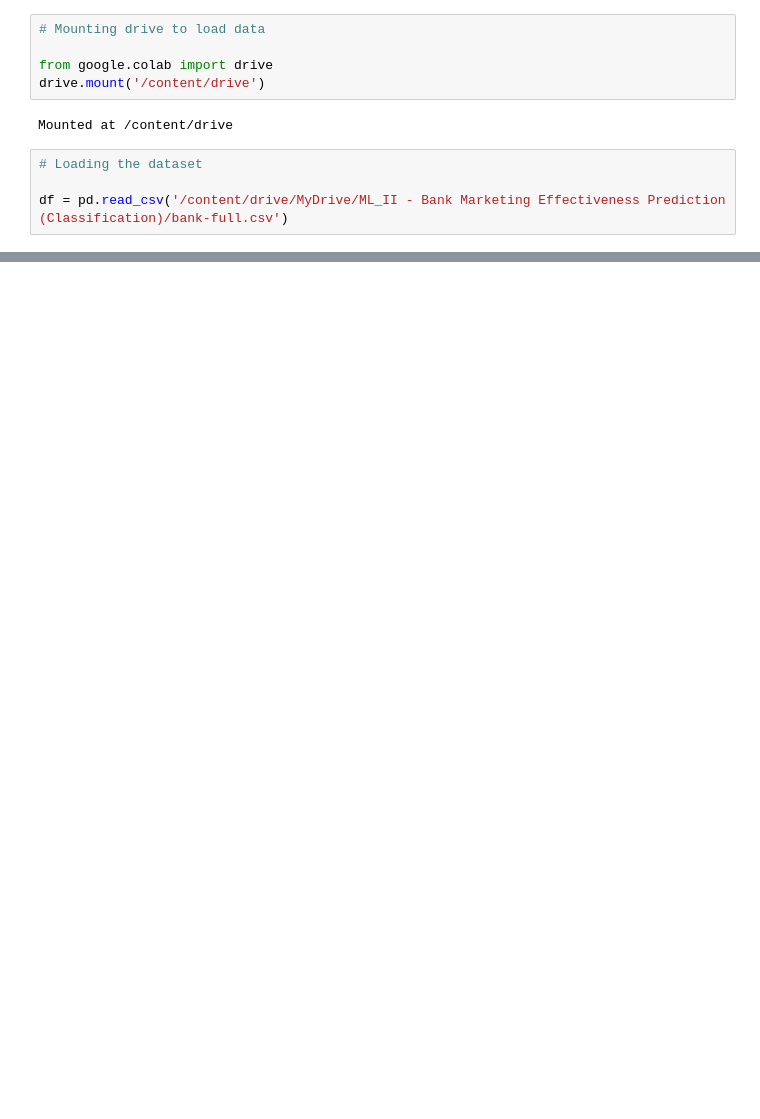
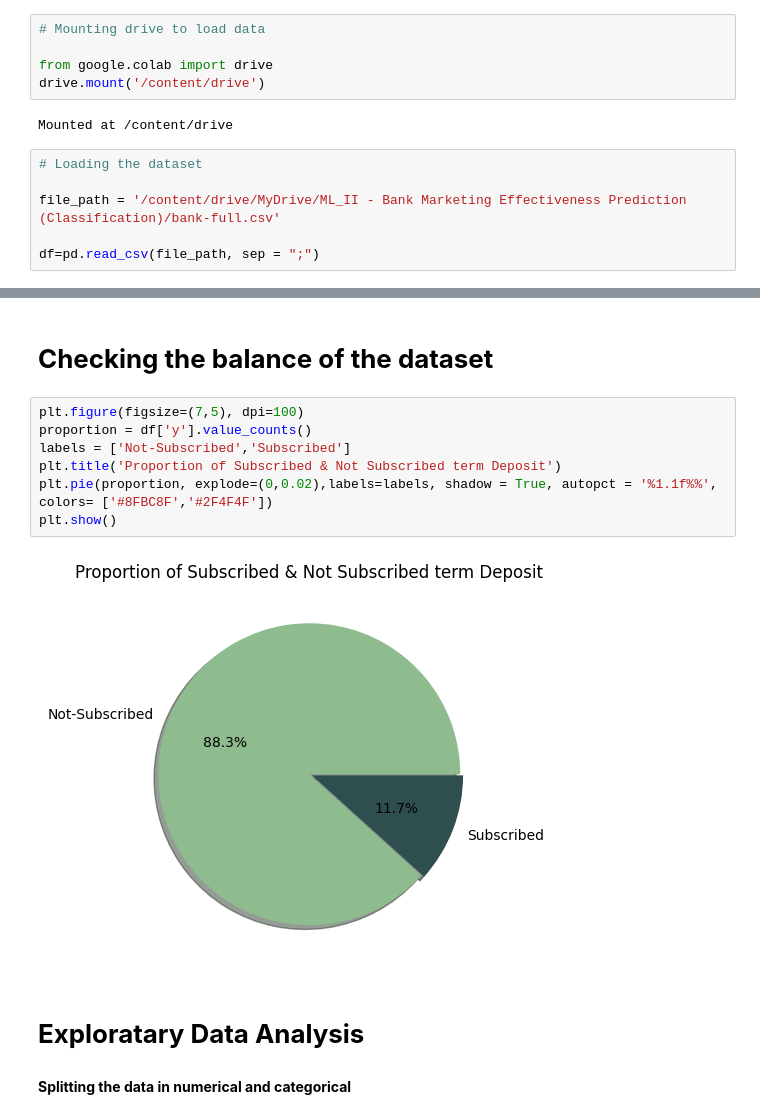
Before and after one commit to sainirajesh17/Bank_Marketing_Effectiveness_Prediction-ML_Classification-, a Jupyter notebook: ML_II_(Classification)_Bank_Marketing_Effectiveness_Prediction_Capstone_Project.ipynb, the cells around one changed output, grey strips where cells are left out. Saved outputs shown, nothing was run; the diff lists cells and outputs as text; blank space fills up the shorter version.

```diff
--- a/ML_II_(Classification)_Bank_Marketing_Effectiveness_Prediction_Capstone_Project.ipynb
+++ b/ML_II_(Classification)_Bank_Marketing_Effectiveness_Prediction_Capstone_Project.ipynb
@@ -50,4 +55,6 @@ Mounted at /content/drive
 # %%
 # Loading the dataset
 
-df = pd.read_csv('/content/drive/MyDrive/ML_II - Bank Marketing Effectiveness Prediction (Classification)/bank-full.csv')
+file_path = '/content/drive/MyDrive/ML_II - Bank Marketing Effectiveness Prediction (Classification)/bank-full.csv'
+
+df=pd.read_csv(file_path, sep = ";")
@@ -71,0 +164,15 @@ df.tail()
+# %% [markdown]
+# **Checking the balance of the dataset**
+# %%
+plt.figure(figsize=(7,5), dpi=100)
+proportion = df['y'].value_counts()
+labels = ['Not-Subscribed','Subscribed']
+plt.title('Proportion of Subscribed & Not Subscribed term Deposit')
+plt.pie(proportion, explode=(0,0.02),labels=labels, shadow = True, autopct = '%1.1f%%', colors= ['#8FBC8F','#2F4F4F'])
+plt.show()
+# %% [output]
+[figure, added]
+# %% [markdown]
+# **Exploratary Data Analysis**
+# %% [markdown]
+**Splitting the data in numerical and categorical**
```
Also changed, not shown: parts of 31 cells of this notebook.
